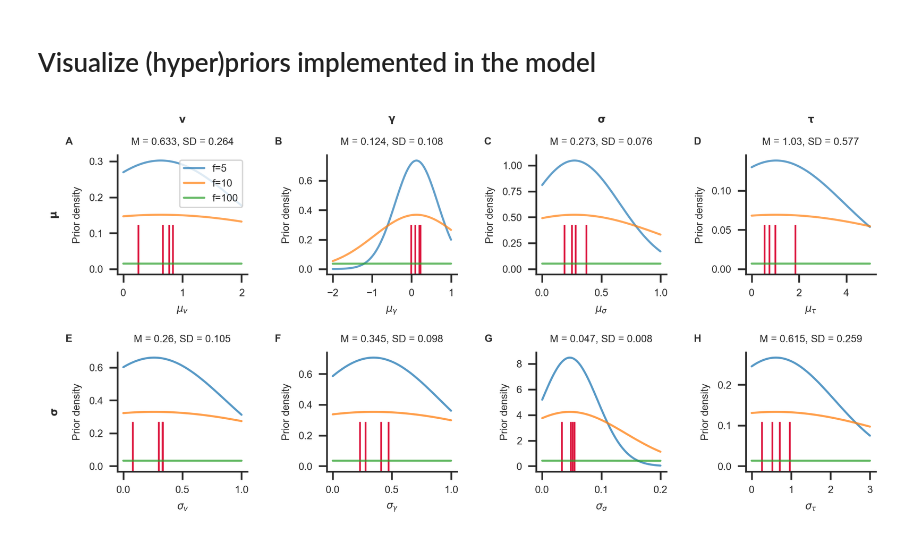
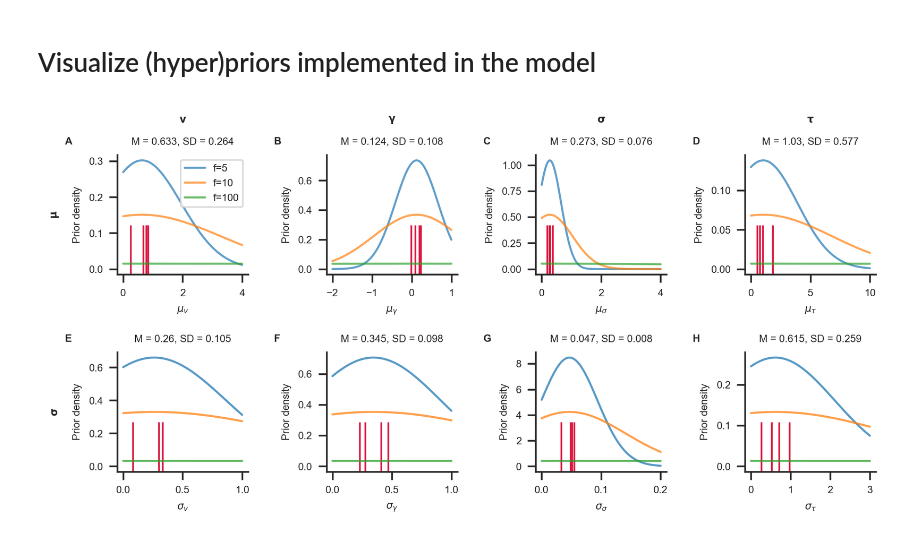
Before and after one commit to glamlab/glambox, a Jupyter notebook: SI_derivation_of_hyperpriors.ipynb, the cells around one changed output. Saved outputs shown, nothing was run; the diff lists cells and outputs as text; code cells hidden in the pictures.

Commit message:
reran figures with NHB estimates and illustration of hyperpriors

```diff
--- a/SI_derivation_of_hyperpriors.ipynb
+++ b/SI_derivation_of_hyperpriors.ipynb
@@ -17,5 +20,5 @@ import glambox as gb
 # %%
-estimates = pd.read_csv('individual_estimates_sec_nhb2019.csv')
+estimates = pd.read_csv('resources/individual_estimates_sec_nhb2019.csv')
 estimates.head()
 # %% [output]
 |  | subject | dataset | v | gamma | s | tau |
@@ -95,8 +98,9 @@ for p, parameter in enumerate(parameters):
         axs[0, p].set_ylabel(r'$\bf{Pooled}$' + '\n\nFrequency', fontsize=fontsize)
 
     for d, dataset in enumerate(datasets):
+        dataset_str = dataset[:-4].capitalize() + '~' + dataset[-4:]
         if p == 0:
-            axs[d + 1, 0].set_ylabel(r'$\bf{{{dataset}}}$'.format(dataset=dataset) + '\n\nFrequency',
+            axs[d + 1, 0].set_ylabel(r'$\bf{{{dataset}}}$'.format(dataset=dataset_str) + '\n\nFrequency',
                                      fontsize=fontsize)
         axs[d + 1, p].hist(
             estimates.loc[estimates['dataset'] == dataset, parameter],
@@ -131,13 +133,13 @@ fs = [5, 10, 100]
 parameters = ['v', 'gamma', 's', 'tau']
 parameter_labels = dict(v='v', gamma='\gamma', s='\sigma', tau='\\tau')
 
-bounds = dict(v=dict(mu=(0, 2),
+bounds = dict(v=dict(mu=(0, 4),
                      sd=(0, 1)),
               gamma=dict(mu=(-2, 1),
                          sd=(0, 1)),
-              s=dict(mu=(0, 1),
+              s=dict(mu=(0, 4),
                      sd=(0, 0.2)),
-              tau=dict(mu=(0, 5),
+              tau=dict(mu=(0, 10),
                        sd=(0, 3)))
 
 from scipy.stats import norm
@@ -210,31 +212,31 @@ for p, parameter in enumerate(parameters):
         axs[1, p].plot(x_sd,
                        norm.pdf(x_sd,
                                 loc=sd_mean,
                                 scale=f*sd_sd),
                        color='C{}'.format(i),
                        alpha=0.75,
                        label='f={}'.format(f))
 
 # Legend
 axs[0, 0].legend(fontsize=fontsize)
 
 # Panel Labels
 from string import ascii_uppercase
 for label, ax in zip(list(ascii_uppercase), axs.ravel()):
     ax.tick_params(axis='both', which='major', labelsize=fontsize)
     ax.text(-0.4,
             1.15,
             label,
             transform=ax.transAxes,
             fontsize=fontsize,
             fontweight='bold',
             va='top')
 
 for ax in axs.ravel():
     ax.tick_params(axis='both', which='major', labelsize=fontsize)
 
 sns.despine()
 fig.tight_layout(h_pad=-0.2, w_pad=1.2)
 plt.savefig(join('si', 'hyperpriors.png'), dpi=330)
 # %% [output]
-[figure, old version]
+[figure, new version]
```
Also changed, not shown: parts of 2 cells of this notebook, 2 other files.
